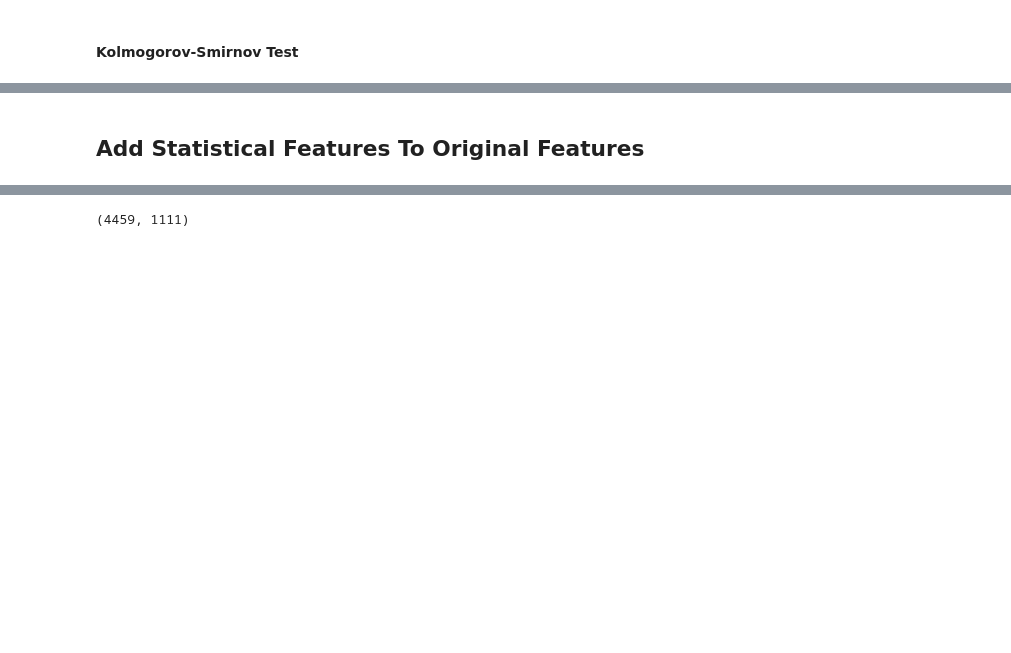
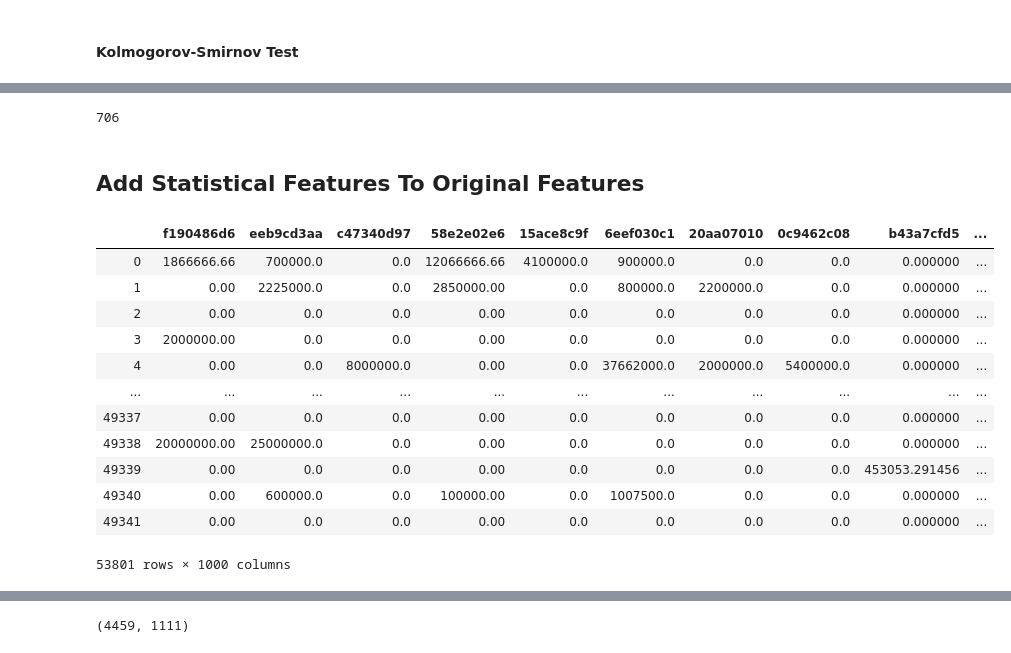
Before and after one commit to jcanque777/customer_value_prediction, a Jupyter notebook: value_prediction.ipynb, the cells around one changed output, grey strips where cells are left out. Saved outputs shown, nothing was run; the diff lists cells and outputs as text; code cells hidden in the pictures; blank space fills up the shorter version.

Commit message:
reran models while switching adjusting columns to be removed

```diff
--- a/value_prediction.ipynb
+++ b/value_prediction.ipynb
@@ -280,3 +309,7 @@ test = test.round(NUM_OF_DECIMALS)
 # %% [markdown]
 #### Why are we getting rid of these columns?
+# %%
+NUM_OF_DECIMALS = 10
+train = train.round(NUM_OF_DECIMALS)
+test = test.round(NUM_OF_DECIMALS)
 # %%
@@ -332,12 +391,10 @@ THRESHOLD_STATISTIC = 0.3 #need tuned
 # %%
-diff_cols = []
-
 for col in train.columns:
     statistic, pvalue = ks_2samp(train[col].values, test[col].values)
-    if pvalue <= THRESHOLD_P_VALUE and np.abs(statistic) > THRESHOLD_STATISTIC:
+    if pvalue <= THRESHOLD_P_VALUE or np.abs(statistic) > THRESHOLD_STATISTIC:
         diff_cols.append(col)
-for col in diff_cols:
-    if col in train.columns:
-        train.drop(col, axis=1, inplace=True)
-        test.drop(col, axis=1, inplace=True)
-train.shape
+# for col in diff_cols:
+#     if col in train.columns:
+#         train.drop(col, axis=1, inplace=True)
+#         test.drop(col, axis=1, inplace=True)
+# train.shape
@@ -345,0 +403,4 @@ train.shape
+# %%
+len(diff_cols)
+# %% [output]
+706
@@ -379,0 +419,16 @@ del(tmp_test)
+# %%
+tmp
+# %% [output]
+|  | f190486d6 | eeb9cd3aa | c47340d97 | 58e2e02e6 | 15ace8c9f | 6eef030c1 | 20aa07010 | 0c9462c08 | b43a7cfd5 | ... |
+| 0 | 1866666.66 | 700000.0 | 0.0 | 12066666.66 | 4100000.0 | 900000.0 | 0.0 | 0.0 | 0.000000 | ... |
+| 1 | 0.00 | 2225000.0 | 0.0 | 2850000.00 | 0.0 | 800000.0 | 2200000.0 | 0.0 | 0.000000 | ... |
+| 2 | 0.00 | 0.0 | 0.0 | 0.00 | 0.0 | 0.0 | 0.0 | 0.0 | 0.000000 | ... |
+| 3 | 2000000.00 | 0.0 | 0.0 | 0.00 | 0.0 | 0.0 | 0.0 | 0.0 | 0.000000 | ... |
+| 4 | 0.00 | 0.0 | 8000000.0 | 0.00 | 0.0 | 37662000.0 | 2000000.0 | 5400000.0 | 0.000000 | ... |
+| ... | ... | ... | ... | ... | ... | ... | ... | ... | ... | ... |
+| 49337 | 0.00 | 0.0 | 0.0 | 0.00 | 0.0 | 0.0 | 0.0 | 0.0 | 0.000000 | ... |
+| 49338 | 20000000.00 | 25000000.0 | 0.0 | 0.00 | 0.0 | 0.0 | 0.0 | 0.0 | 0.000000 | ... |
+| 49339 | 0.00 | 0.0 | 0.0 | 0.00 | 0.0 | 0.0 | 0.0 | 0.0 | 453053.291456 | ... |
+| 49340 | 0.00 | 600000.0 | 0.0 | 100000.00 | 0.0 | 1007500.0 | 0.0 | 0.0 | 0.000000 | ... |
+| 49341 | 0.00 | 0.0 | 0.0 | 0.00 | 0.0 | 0.0 | 0.0 | 0.0 | 0.000000 | ... |
+53801 rows × 1000 columns
```
Also changed, not shown: parts of 50 cells of this notebook.
